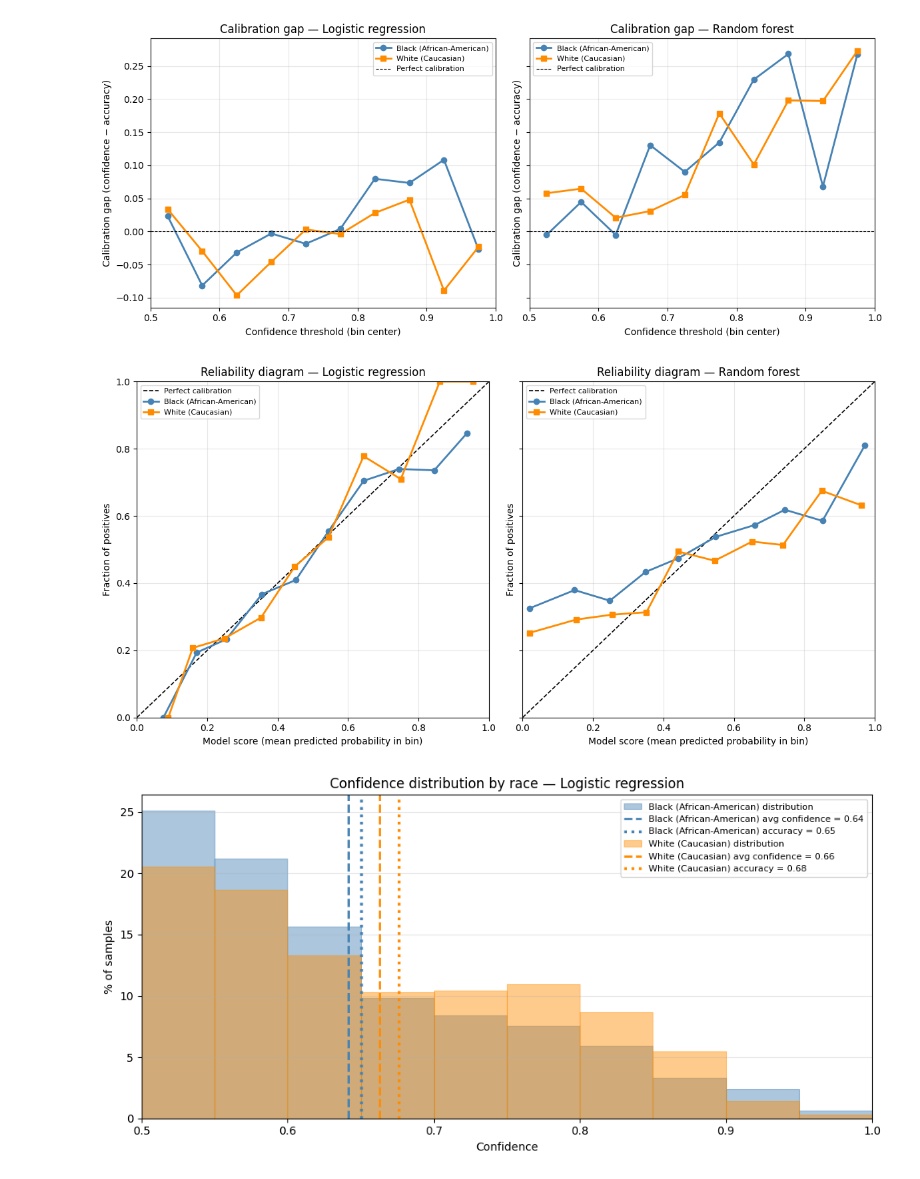
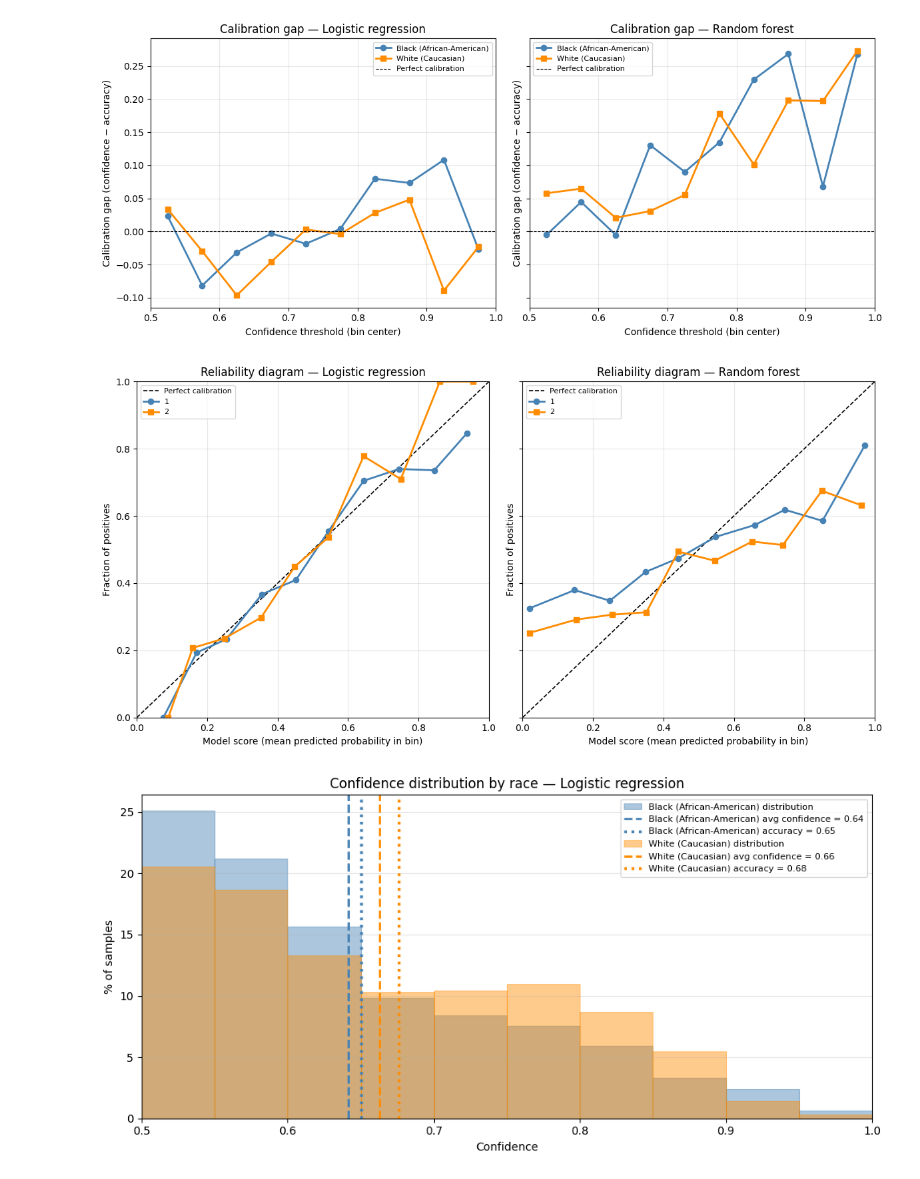
Before and after one commit to mbp-lab/sose26-real-world-problems-ai, a Jupyter notebook: content/chapter4/notebooks/1-confidence.ipynb, the cells around one changed output. Cells and saved outputs as stored; diff of their text form; code cells hidden in the pictures.

```diff
--- a/content/chapter4/notebooks/1-confidence.ipynb
+++ b/content/chapter4/notebooks/1-confidence.ipynb
@@ -378,36 +378,39 @@ plt.show()
 fig, axes = plt.subplots(1, len(MODELS), figsize=(6 * len(MODELS), 6), sharey=True)
 
 if len(MODELS) == 1:
     axes = [axes]
 
 for ax, model_name in zip(axes, MODELS):
     ax.plot([0, 1], [0, 1], "--", color="black", linewidth=1.2, label="Perfect calibration")
 
-    for race_label, (mean_scores, frac_positive, counts) in race_reliability[model_name].items():
+    for group_num, (race_label, (mean_scores, frac_positive, counts)) in enumerate(
+        race_reliability[model_name].items(), start=1
+    ):
         if len(mean_scores) == 0:
             continue
         style = line_styles[race_label]
         ax.plot(
             mean_scores,
             frac_positive,
             linewidth=2,
-            label=race_label,
+            label=str(group_num),
             color=style["color"],
             marker=style["marker"],
         )
+
 
     ax.set_xlabel("Model score (mean predicted probability in bin)")
     ax.set_ylabel("Fraction of positives")
     ax.set_title(f"Reliability diagram — {model_name}")
     ax.set_xlim(0, 1)
     ax.set_ylim(0, 1)
     ax.legend(fontsize=8)
     ax.grid(alpha=0.3)
 
 plt.tight_layout()
 plt.show()
 # %% [output]
-[figure, old version]
+[figure, new version]
 # %%
 for model_name, outputs in MODELS.items():
     fig, ax = plt.subplots(figsize=(10, 5))
```
Also changed, not shown: 36 other files.
